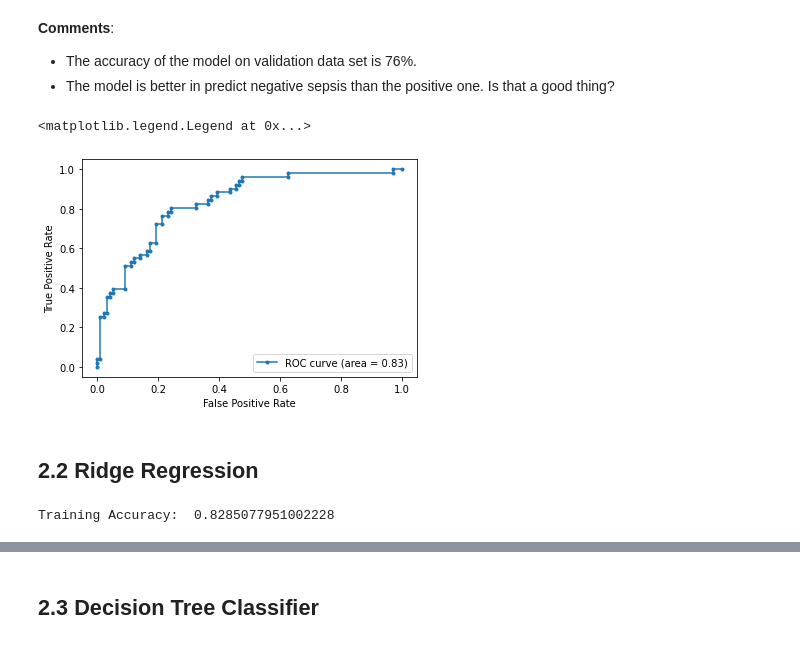
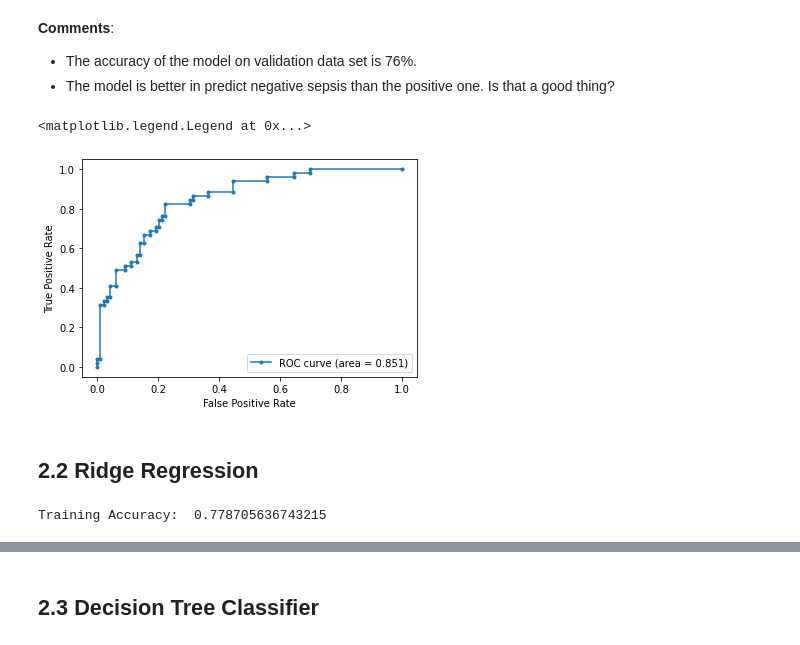
Before and after one commit to nilvng/COSC2573-ML, a Jupyter notebook: A1/main.ipynb, the cells around one changed output, grey strips where cells are left out. Drawn from its saved outputs; the diff is of its cells as text; code cells hidden in the pictures.

Commit message:
Stop training LR, and RC LR f1: 79, 69 RC f1:71, 60

```diff
--- a/A1/main.ipynb
+++ b/A1/main.ipynb
@@ -111,7 +106,7 @@ for i, col in enumerate(df.columns):
 
 from sklearn.preprocessing import LabelEncoder
 
-Y = df.values[:, -1].astype(str)
+Y = df[["Sepssis"]]
 label_encoder = LabelEncoder()
 Y = label_encoder.fit_transform(Y)
 
@@ -141,0 +175,5 @@ Why there are so many outliers...? How should we handle them, because they also
+# %%
+import numpy as np
+for col in df.columns:
+    percentiles = df[col].quantile([0.01, 0.99]).values
+    df[col] = np.clip(df[col], percentiles[0], percentiles[1])
@@ -176,7 +228,7 @@ X_scaled = raw_scaler.transform(df_poly)
 # %%
 # spliting
 from sklearn.model_selection import train_test_split
-X_train, X_test, y_train, y_test = train_test_split(X_scaled, Y, random_state=6)
+X_train, X_test, y_train, y_test = train_test_split(X_scaled, Y, random_state=6, test_size=0.2)
 print("Training X:", X_train.shape)
 print("Testing X: ",X_test.shape)
 print("Train Y: ",y_train.shape)
@@ -193,11 +245,13 @@ from sklearn.linear_model import LogisticRegressionCV
 # instantiate the model (using the default parameters)
 
 
-lr_model = LogisticRegressionCV(cv=5, solver="saga", n_jobs=-1, scoring="roc_auc", max_iter=5000)
+lr_model = LogisticRegressionCV(Cs=3, solver="liblinear", n_jobs=-1,
+scoring="roc_auc", max_iter=7000,
+penalty="l1", class_weight={0:0.25, 1: 0.75}, random_state=6)
 
 lr_model.fit(X_train, y_train)
-accuracy_train = lr_model.score(X_train, y_train)
-print("Training Accuracy: %0.3f " % (accuracy_train * 100))
+accuracy_train = lr_model.scores_
+print("Training Accuracy:", accuracy_train)
 
 lr_pred = lr_model.predict(X_test)
 # %% [output]
@@ -244,25 +302,26 @@ weighted avg       0.75      0.76      0.75       150
 # %%
 # plot auc, roc
 from sklearn.metrics import roc_auc_score, roc_curve
 model_probs = lr_model.predict_proba(X_test)
 y_score = model_probs[:, 1]
 fpr, tpr, _ = roc_curve(y_test, y_score)
 auc = roc_auc_score(y_test, y_score)
 
-plt.plot(fpr, tpr, marker='.', label= 'ROC curve (area = %0.2f)' % auc)
+plt.plot(fpr, tpr, marker='.', label= 'ROC curve (area = %0.3f)' % auc)
 plt.xlabel('False Positive Rate')
 plt.ylabel('True Positive Rate')
 plt.legend(loc='lower right')
 # %% [output]
 <matplotlib.legend.Legend at 0x...>
-[figure, old version]
+[figure, new version]
 # %% [markdown]
 ## 2.2 Ridge Regression
 # %%
-from sklearn.linear_model import RidgeClassifier
-ridge_model = RidgeClassifier(alpha=1, class_weight={0:0.4, 1: 0.6}, random_state=6).fit(X_train, y_train)
+from sklearn.linear_model import RidgeClassifierCV
+# Using polynomial features up to 5 gave false negative = 9
+ridge_model = RidgeClassifierCV(alphas=[0.1,1,2,5], class_weight={0:0.2, 1: 0.8}, scoring="roc_auc", cv=50).fit(X_train, y_train)
 print("Training Accuracy: ", ridge_model.score(X_train, y_train))
 # %% [output]
-Training Accuracy:  0.8285077951002228
+Training Accuracy:  0.778705636743215
 # %%
 ridge_pred = ridge_model.predict(X_test)
```
Also changed, not shown: parts of 12 cells of this notebook, 3 other files.
